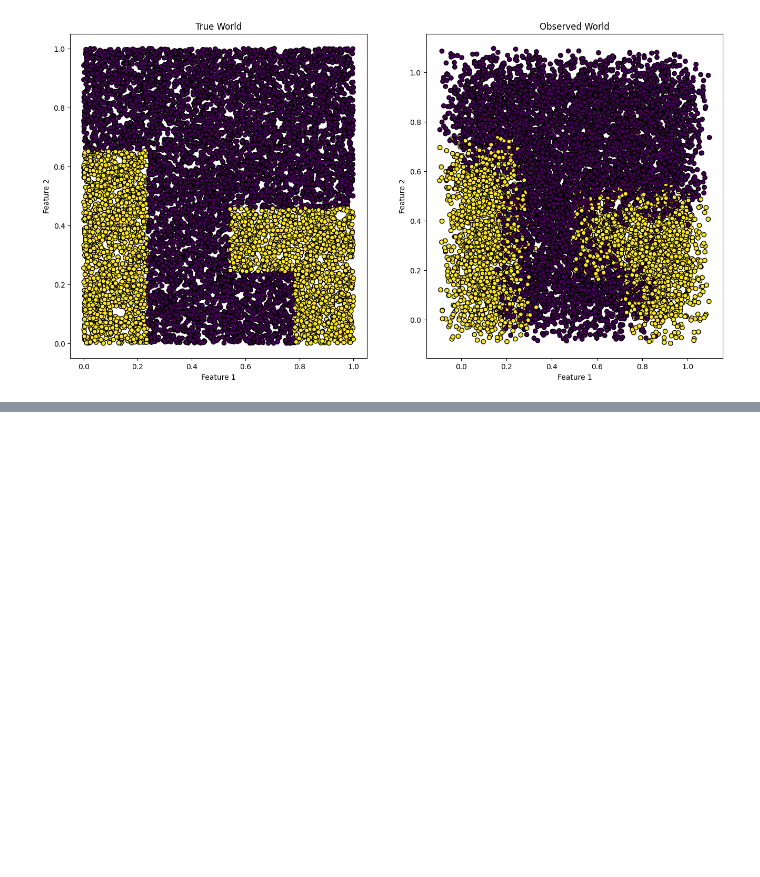
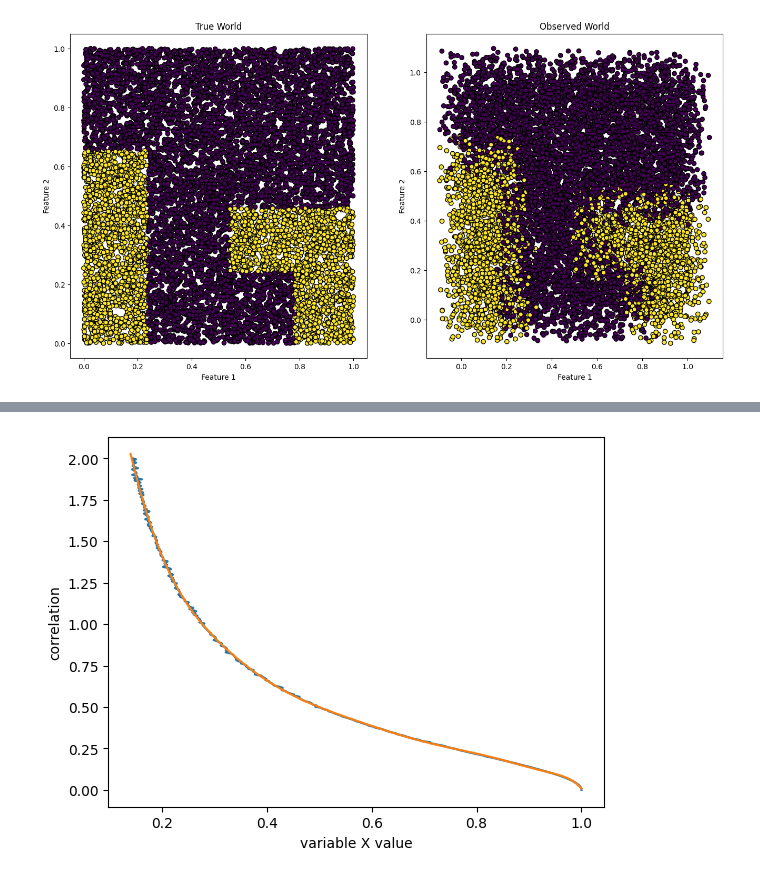
Before and after one commit to TilenG2/uncertain-world-gen, a Jupyter notebook: scripting/test.ipynb, the cells around one changed output, grey strips where cells are left out. Saved outputs shown, nothing was run; the diff lists cells and outputs as text; code cells hidden in the pictures; blank space fills up the shorter version.

```diff
--- a/scripting/test.ipynb
+++ b/scripting/test.ipynb
@@ -219,3 +219,16 @@ from ploting import *
 draw_combined_world(generate_world(1, 2, feature_bounds=(0, 1), corr=0.6))
 # %% [output]
 [figure]
+# %%
+from random import uniform, randint, gauss
+X = []
+corr = []
+tvValues = [0, 1]
+error = 1
+tv = np.random.rand(10**5) * (tvValues[1] - tvValues[0]) + tvValues[0]
+for x in np.linspace(0, 2, 300):
+    rv = np.array([t + error * gauss(0, x) for t in tv])
+    cor = np.corrcoef(tv, rv)[0,1]
+    print(f"X = {x:^5}, corr = {cor}")
+    X.append(x)
+    corr.append(cor)
@@ -221,0 +304,19 @@ draw_combined_world(generate_world(1, 2, feature_bounds=(0, 1), corr=0.6))
+# %%
+
+p = np.poly1d(np.polyfit(corr, X, 10))
+# p_all = np.linalg.lstsq(corr, X)
+
+# plt.plot(X, corr)
+plt.plot(corr, X)
+plt.ylabel("correlation")
+plt.xlabel("variable X value")
+
+linspace = np.linspace(.14, 1, 200)
+# plt.plot(corr, X)
+Y = list(map(p, linspace))
+plt.plot(linspace, Y)
+# plt.plot(Y, X)
+
+plt.show()
+# %% [output]
+[figure, added]
```
Also changed, not shown: parts of 7 cells of this notebook, 3 other files.
